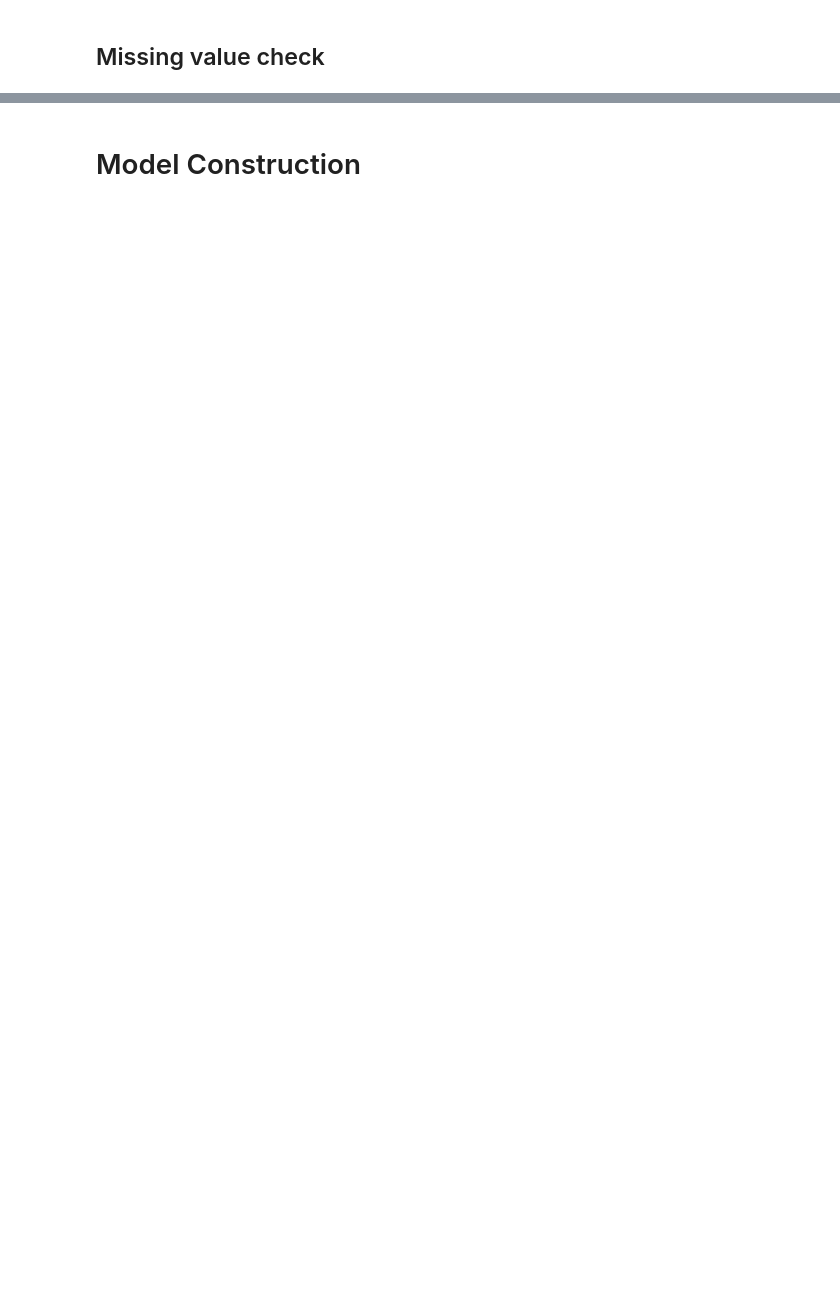
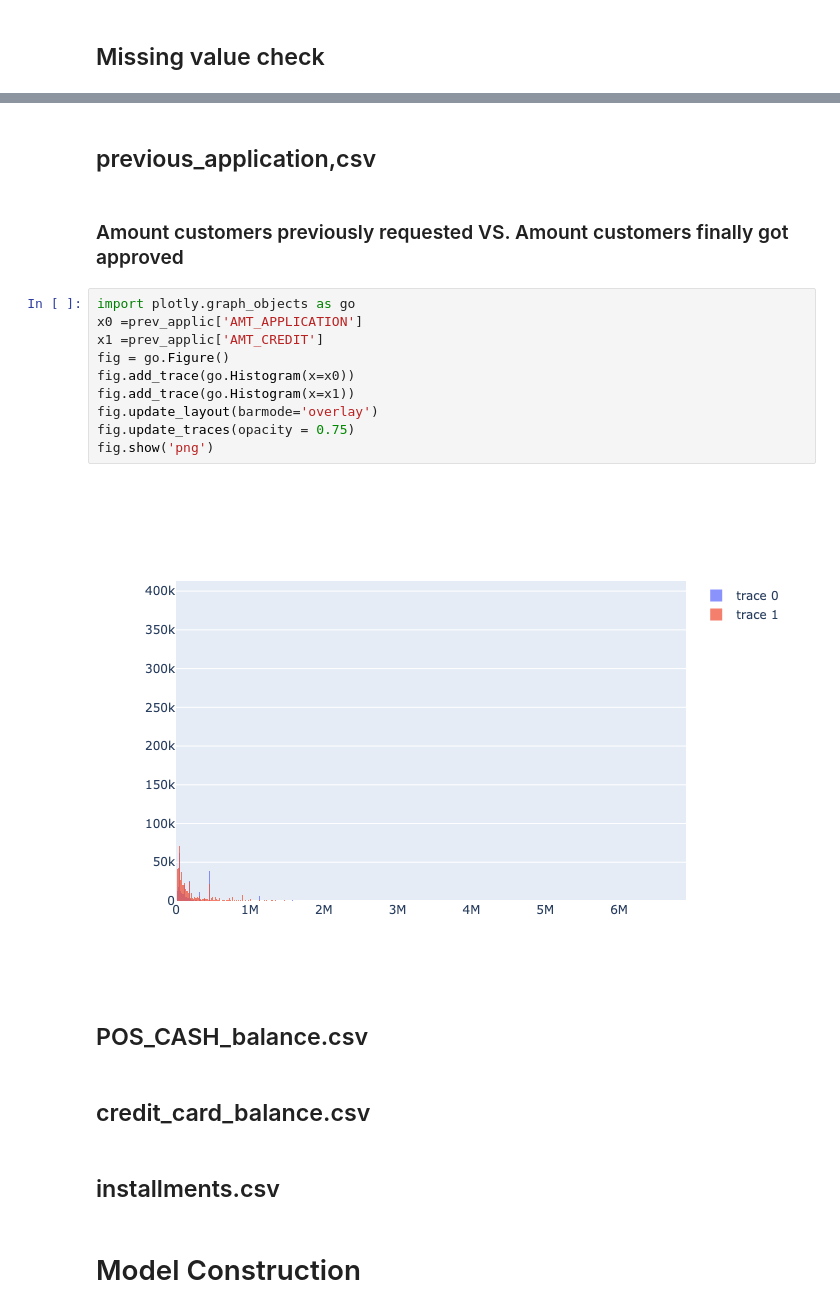
Before and after one commit to yybrother989/HomeCreditDefaultRisk, a Jupyter notebook: Capstone_Project-Home-Credit-Default-Risk_V0.1.ipynb, the cells around one changed output, grey strips where cells are left out. Cells and saved outputs as stored; diff of their text form; blank space fills up the shorter version.

```diff
--- a/Capstone_Project-Home-Credit-Default-Risk_V0.1.ipynb
+++ b/Capstone_Project-Home-Credit-Default-Risk_V0.1.ipynb
@@ -401,2 +542,24 @@ missing_values_table(train_data)
+# %% [markdown]
+## previous_application,csv
+# %% [markdown]
+### Amount customers previously requested VS. Amount customers finally got approved
+# %%
+import plotly.graph_objects as go
+x0 =prev_applic['AMT_APPLICATION']
+x1 =prev_applic['AMT_CREDIT']
+fig = go.Figure()
+fig.add_trace(go.Histogram(x=x0))
+fig.add_trace(go.Histogram(x=x1))
+fig.update_layout(barmode='overlay')
+fig.update_traces(opacity = 0.75)
+fig.show('png')
+# %% [output]
+[figure, added]
+# %% [markdown]
+## POS_CASH_balance.csv
+# %% [markdown]
+## credit_card_balance.csv
+# %% [markdown]
+## installments.csv
 # %% [markdown]
 # Model Construction
```
Also changed, not shown: parts of 59 cells of this notebook.
